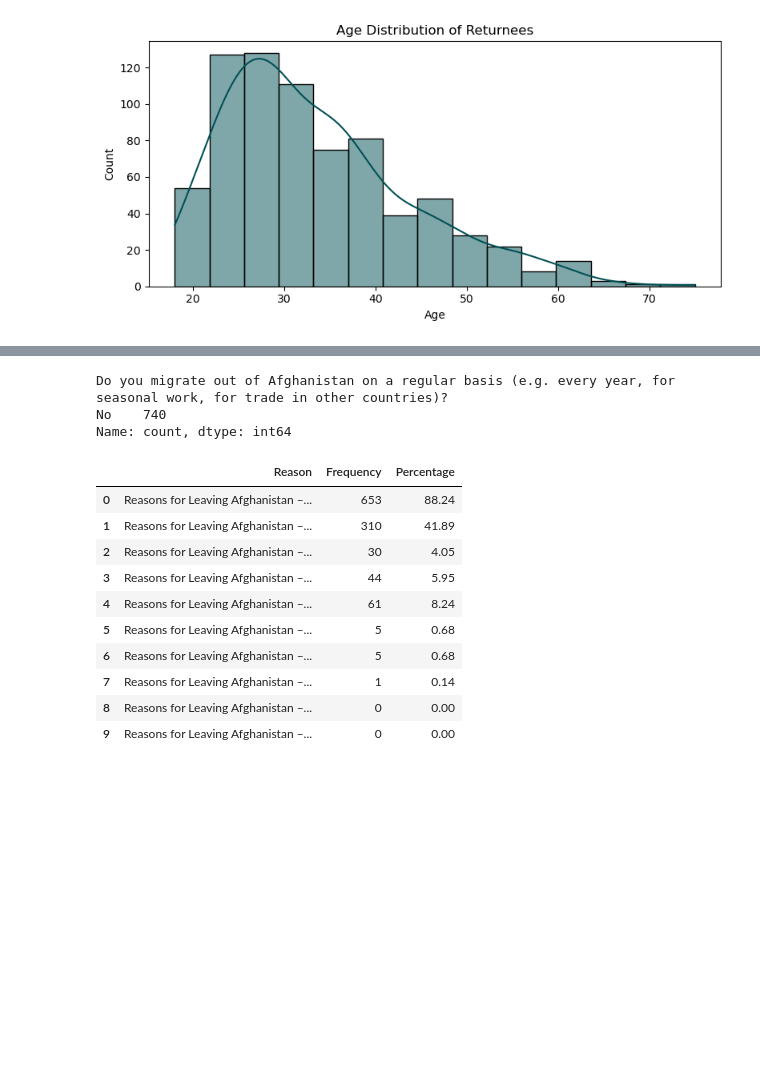
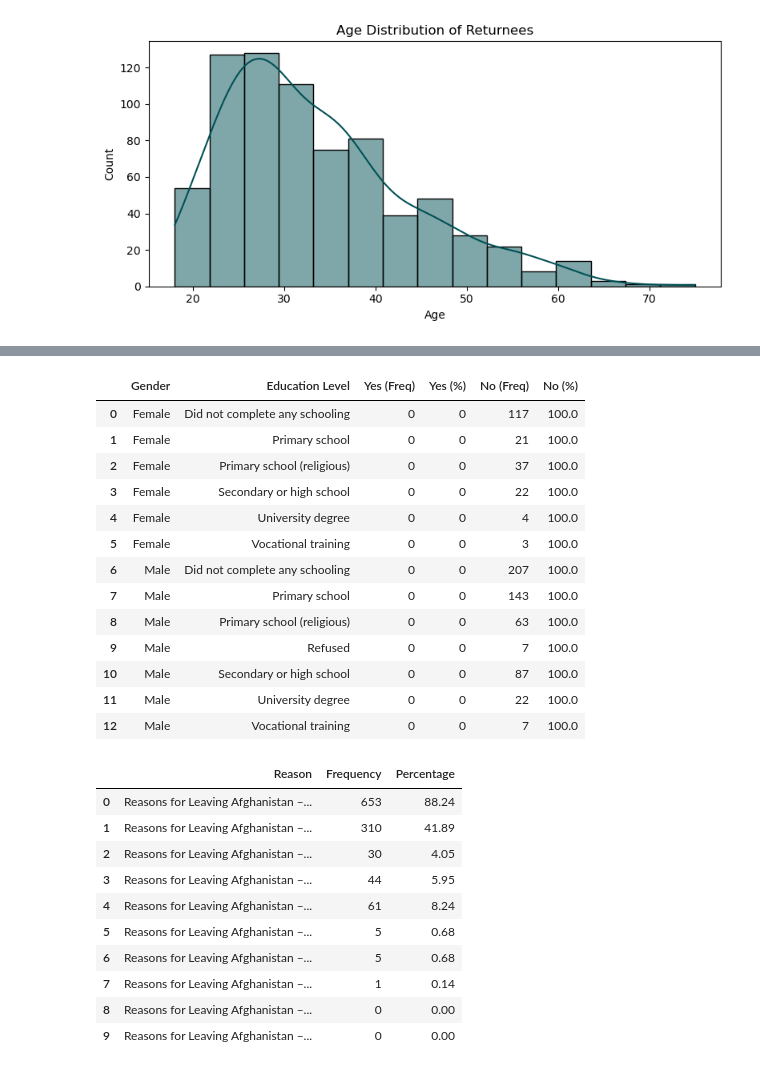
Before and after one commit to Mirwais-Farahi/research-mmc-drc-afghanistan-returnee-trends, a Jupyter notebook: notebooks/analaysis.ipynb, the cells around one changed output, grey strips where cells are left out. Cells and saved outputs as stored; diff of their text form; code cells hidden in the pictures; blank space fills up the shorter version.

```diff
--- a/notebooks/analaysis.ipynb
+++ b/notebooks/analaysis.ipynb
@@ -643,17 +672,3 @@ plt.tight_layout()
 plt.show()
 # %% [output]
 [figure]
-# %%
-# Education Level
-# Step 1: Clean gender and education columns
-df[col_gender] = df[col_gender].astype(str).str.strip().str.title()
-df[col_education] = df[col_education].astype(str).str.strip().str.title()
-
-# Step 2: Frequency table
-education_freq = pd.crosstab(df[col_gender], df[col_education])
-
-# Step 3: Percentage table (row-wise % within gender)
-education_pct = pd.crosstab(df[col_gender], df[col_education], normalize='index') * 100
-education_pct = education_pct.round(1)
-
-education_pct
@@ -665,13 +675,51 @@ education_pct
 # %%
 # question: Do you migrate out of Afghanistan on a regular basis (e.g. every year, for seasonal work, for trade in other countries)?
     # "Yes": The respondent reports they regularly leave Afghanistan for work, trade, or similar reasons.
     #"No": The respondent does not engage in regular migration outside Afghanistan.
 
-print(df[col_migrate_freq].value_counts())  # example
+# Step 1: Frequency table
+migrate_freq = pd.crosstab(
+    [df[col_gender], df[col_education]],
+    df[col_migrate_freq]
+)
+
+# Step 2: Percentage table
+migrate_pct = pd.crosstab(
+    [df[col_gender], df[col_education]],
+    df[col_migrate_freq],
+    normalize='index'
+) * 100
+
+# Step 3: Build final table including Yes and No
+migrate_summary = pd.DataFrame({
+    'Gender': [idx[0] for idx in migrate_freq.index],
+    'Education Level': [idx[1] for idx in migrate_freq.index],
+    'Yes (Freq)': migrate_freq.get('Yes', pd.Series(0, index=migrate_freq.index)),
+    'Yes (%)': migrate_pct.get('Yes', pd.Series(0, index=migrate_pct.index)).round(1),
+    'No (Freq)': migrate_freq.get('No', pd.Series(0, index=migrate_freq.index)),
+    'No (%)': migrate_pct.get('No', pd.Series(0, index=migrate_pct.index)).round(1)
+})
+
+# Step 4: Sort for readability
+migrate_summary = migrate_summary.sort_values(['Gender', 'Education Level']).reset_index(drop=True)
+
+# Final output
+migrate_summary
 # %% [output]
-Do you migrate out of Afghanistan on a regular basis (e.g. every year, for seasonal work, for trade in other countries)?
-No    740
-Name: count, dtype: int64
+|  | Gender | Education Level | Yes (Freq) | Yes (%) | No (Freq) | No (%) |
+| 0 | Female | Did not complete any schooling | 0 | 0 | 117 | 100.0 |
+| 1 | Female | Primary school | 0 | 0 | 21 | 100.0 |
+| 2 | Female | Primary school (religious) | 0 | 0 | 37 | 100.0 |
+| 3 | Female | Secondary or high school | 0 | 0 | 22 | 100.0 |
+| 4 | Female | University degree | 0 | 0 | 4 | 100.0 |
+| 5 | Female | Vocational training | 0 | 0 | 3 | 100.0 |
+| 6 | Male | Did not complete any schooling | 0 | 0 | 207 | 100.0 |
+| 7 | Male | Primary school | 0 | 0 | 143 | 100.0 |
+| 8 | Male | Primary school (religious) | 0 | 0 | 63 | 100.0 |
+| 9 | Male | Refused | 0 | 0 | 7 | 100.0 |
+| 10 | Male | Secondary or high school | 0 | 0 | 87 | 100.0 |
+| 11 | Male | University degree | 0 | 0 | 22 | 100.0 |
+| 12 | Male | Vocational training | 0 | 0 | 7 | 100.0 |
 # %%
 # the reasons to left Afghanistan for Migration
 
```
Also changed, not shown: parts of 5 cells of this notebook.
